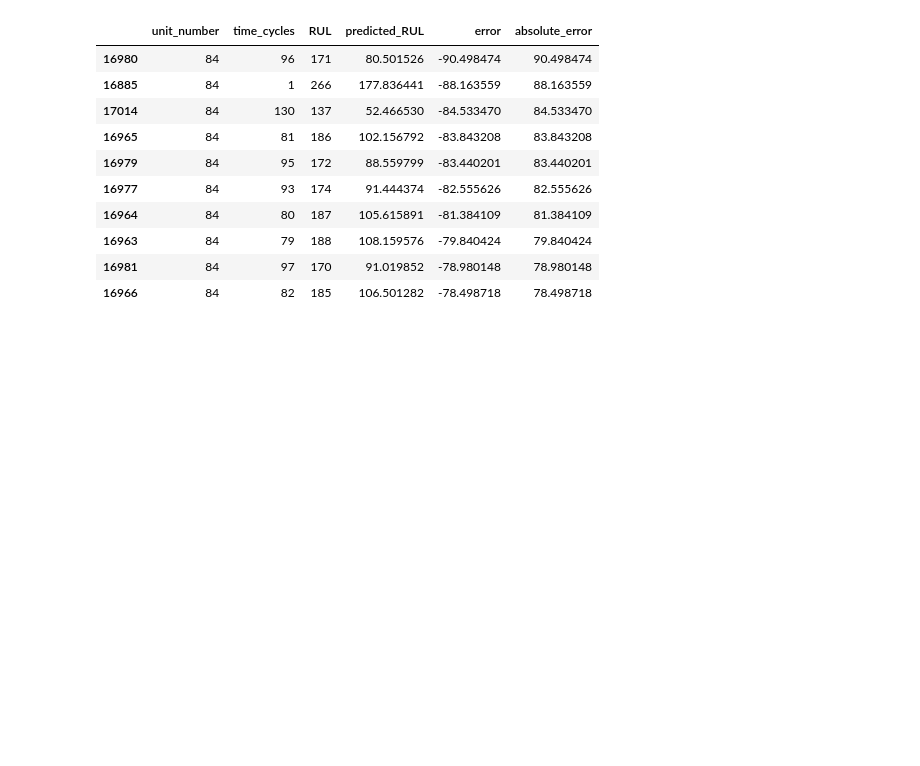
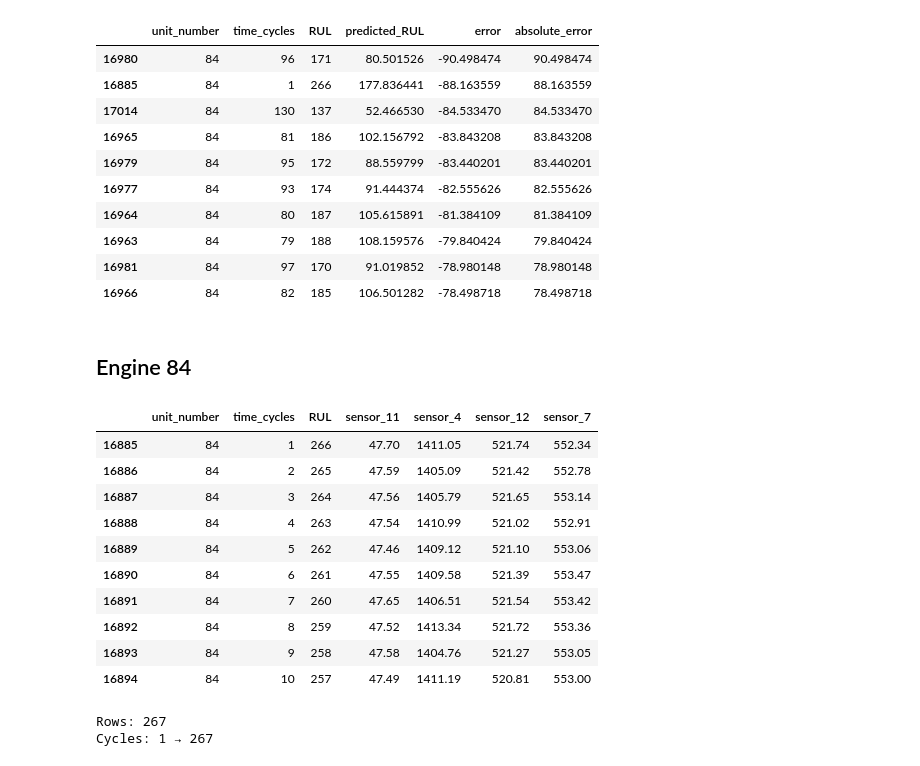
Before and after one commit to Sohilaeldally/PMPS, a Jupyter notebook: notebooks/03_baseline_modeling.ipynb, the cells around one changed output. Cells and saved outputs as stored; diff of their text form; code cells hidden in the pictures; blank space fills up the shorter version.

```diff
--- a/notebooks/03_baseline_modeling.ipynb
+++ b/notebooks/03_baseline_modeling.ipynb
@@ -601,3 +603,39 @@ rolling_slope_error_analysis.sort_values(
 | 16963 | 84 | 79 | 188 | 108.159576 | -79.840424 | 79.840424 |
 | 16981 | 84 | 97 | 170 | 91.019852 | -78.980148 | 78.980148 |
 | 16966 | 84 | 82 | 185 | 106.501282 | -78.498718 | 78.498718 |
+# %% [markdown]
+## Engine 84
+# %%
+engine_84 = val_rolling_data[
+    val_rolling_data["unit_number"] == 84
+].copy()
+
+engine_84[
+    [
+        "unit_number",
+        "time_cycles",
+        "RUL",
+        "sensor_11",
+        "sensor_4",
+        "sensor_12",
+        "sensor_7"
+    ]
+].head(10)
+# %% [output]
+|  | unit_number | time_cycles | RUL | sensor_11 | sensor_4 | sensor_12 | sensor_7 |
+| 16885 | 84 | 1 | 266 | 47.70 | 1411.05 | 521.74 | 552.34 |
+| 16886 | 84 | 2 | 265 | 47.59 | 1405.09 | 521.42 | 552.78 |
+| 16887 | 84 | 3 | 264 | 47.56 | 1405.79 | 521.65 | 553.14 |
+| 16888 | 84 | 4 | 263 | 47.54 | 1410.99 | 521.02 | 552.91 |
+| 16889 | 84 | 5 | 262 | 47.46 | 1409.12 | 521.10 | 553.06 |
+| 16890 | 84 | 6 | 261 | 47.55 | 1409.58 | 521.39 | 553.47 |
+| 16891 | 84 | 7 | 260 | 47.65 | 1406.51 | 521.54 | 553.42 |
+| 16892 | 84 | 8 | 259 | 47.52 | 1413.34 | 521.72 | 553.36 |
+| 16893 | 84 | 9 | 258 | 47.58 | 1404.76 | 521.27 | 553.05 |
+| 16894 | 84 | 10 | 257 | 47.49 | 1411.19 | 520.81 | 553.00 |
+# %%
+print("Rows:", len(engine_84))
+print("Cycles:", engine_84["time_cycles"].min(), "→", engine_84["time_cycles"].max())
+# %% [output]
+Rows: 267
+Cycles: 1 → 267
```
Also changed, not shown: parts of 14 cells of this notebook.
